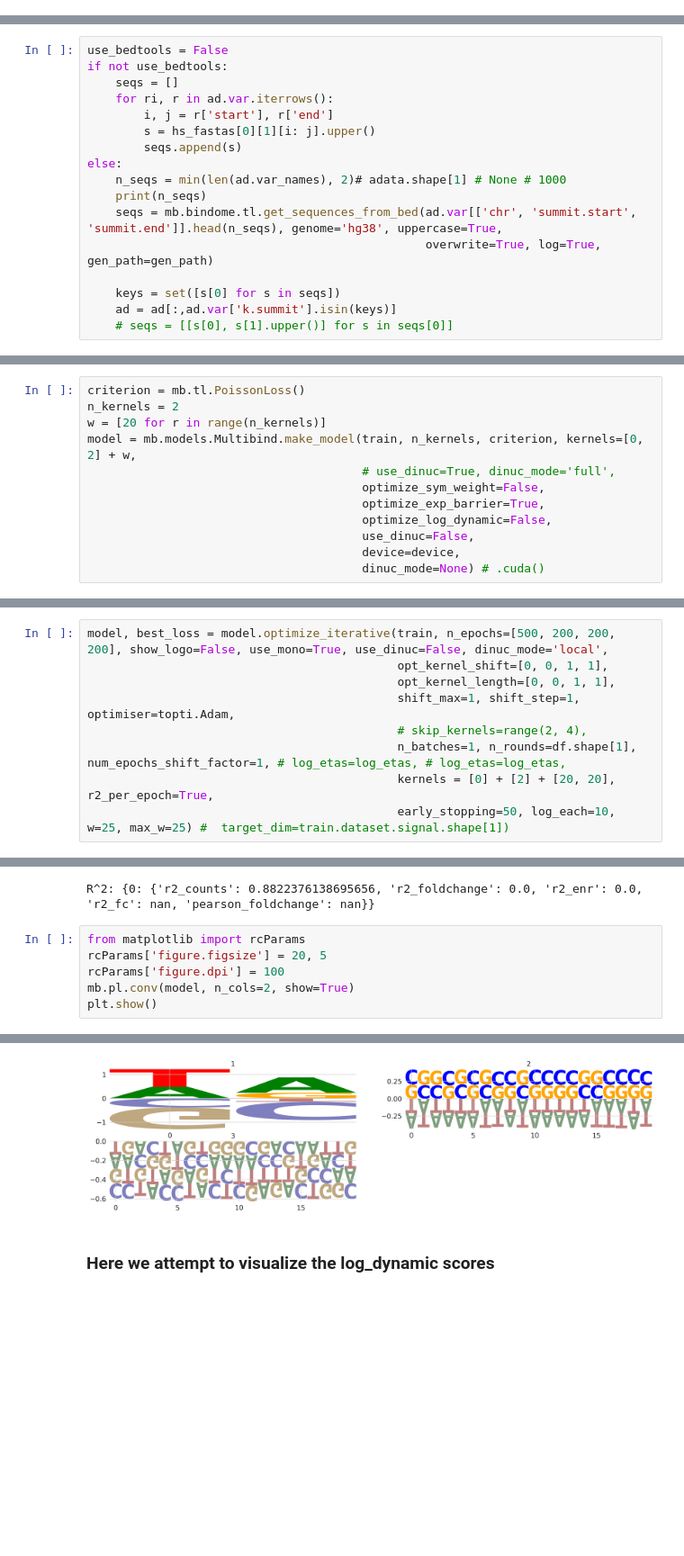
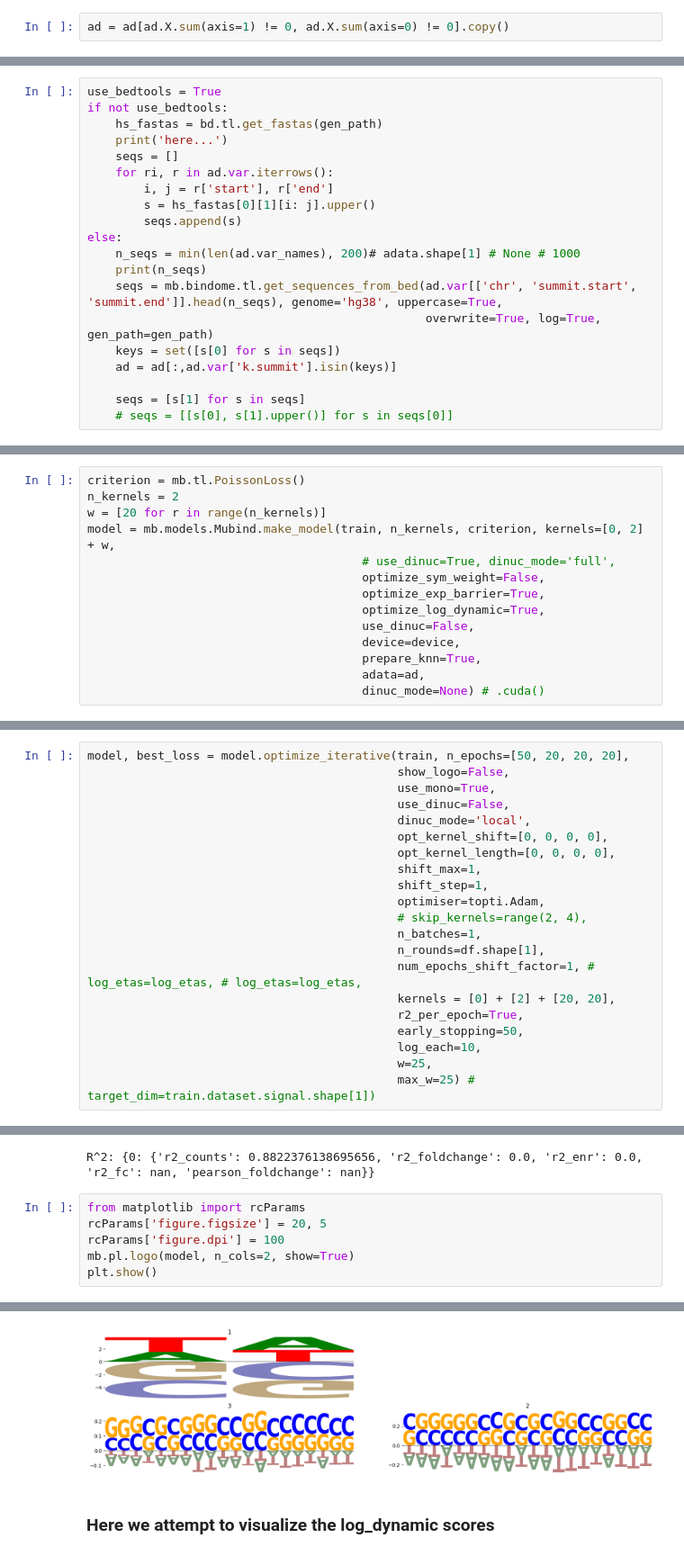
Before and after one commit to theislab/mubind, a Jupyter notebook: docs/notebooks/scatac/01_2_scatac_pbmc_10x_priors.ipynb, the cells around one changed output, grey strips where cells are left out. Shown at 90% size. Cells and saved outputs as stored; diff of their text form; blank space fills up the shorter version.

```diff
--- a/docs/notebooks/scatac/01_2_scatac_pbmc_10x_priors.ipynb
+++ b/docs/notebooks/scatac/01_2_scatac_pbmc_10x_priors.ipynb
@@ -56,6 +61,8 @@ ad = mb.pp.sample_anndata(adata, n_sample_obs=500, n_sample_var=500) # adata.sha
 ad.shape
 # %% [output]
 (500, 500)
+# %%
+ad = ad[ad.X.sum(axis=1) != 0, ad.X.sum(axis=0) != 0].copy()
 # %% [markdown]
 ### This extension is needed to make peaks homogeneous, and avoid long peaks
 # %%
@@ -93,18 +96,21 @@ AttributeError: module 'bindome.tl' has no attribute 'get_fastas'
 # %%
-use_bedtools = False
+use_bedtools = True
 if not use_bedtools:
+    hs_fastas = bd.tl.get_fastas(gen_path)
+    print('here...')
     seqs = []
     for ri, r in ad.var.iterrows():
         i, j = r['start'], r['end']
         s = hs_fastas[0][1][i: j].upper()
         seqs.append(s)
 else:
-    n_seqs = min(len(ad.var_names), 2)# adata.shape[1] # None # 1000
+    n_seqs = min(len(ad.var_names), 200)# adata.shape[1] # None # 1000
     print(n_seqs)
     seqs = mb.bindome.tl.get_sequences_from_bed(ad.var[['chr', 'summit.start', 'summit.end']].head(n_seqs), genome='hg38', uppercase=True,
                                                 overwrite=True, log=True, gen_path=gen_path)
-
     keys = set([s[0] for s in seqs])
     ad = ad[:,ad.var['k.summit'].isin(keys)]
+
+    seqs = [s[1] for s in seqs]
     # seqs = [[s[0], s[1].upper()] for s in seqs[0]]
 # %% [output]
@@ -178,11 +167,13 @@ device(type='cpu')
 criterion = mb.tl.PoissonLoss()
 n_kernels = 2
 w = [20 for r in range(n_kernels)]
-model = mb.models.Multibind.make_model(train, n_kernels, criterion, kernels=[0, 2] + w,
+model = mb.models.Mubind.make_model(train, n_kernels, criterion, kernels=[0, 2] + w,
                                        # use_dinuc=True, dinuc_mode='full',
                                        optimize_sym_weight=False,
                                        optimize_exp_barrier=True,
-                                       optimize_log_dynamic=False,
+                                       optimize_log_dynamic=True,
                                        use_dinuc=False,
                                        device=device,
+                                       prepare_knn=True,
+                                       adata=ad,
                                        dinuc_mode=None) # .cuda()
@@ -224,11 +213,23 @@ Multibind(
   (criterion): PoissonLoss()
 )
 # %%
-model, best_loss = model.optimize_iterative(train, n_epochs=[500, 200, 200, 200], show_logo=False, use_mono=True, use_dinuc=False, dinuc_mode='local',
-                                            opt_kernel_shift=[0, 0, 1, 1],
-                                            opt_kernel_length=[0, 0, 1, 1],
-                                            shift_max=1, shift_step=1, optimiser=topti.Adam,
+model, best_loss = model.optimize_iterative(train, n_epochs=[50, 20, 20, 20],
+                                            show_logo=False,
+                                            use_mono=True,
+                                            use_dinuc=False,
+                                            dinuc_mode='local',
+                                            opt_kernel_shift=[0, 0, 0, 0],
+                                            opt_kernel_length=[0, 0, 0, 0],
+                                            shift_max=1,
+                                            shift_step=1,
+                                            optimiser=topti.Adam,
                                             # skip_kernels=range(2, 4),
-                                            n_batches=1, n_rounds=df.shape[1], num_epochs_shift_factor=1, # log_etas=log_etas, # log_etas=log_etas,
-                                            kernels = [0] + [2] + [20, 20], r2_per_epoch=True,
-                                            early_stopping=50, log_each=10, w=25, max_w=25) #  target_dim=train.dataset.signal.shape[1])
+                                            n_batches=1,
+                                            n_rounds=df.shape[1],
+                                            num_epochs_shift_factor=1, # log_etas=log_etas, # log_etas=log_etas,
+                                            kernels = [0] + [2] + [20, 20],
+                                            r2_per_epoch=True,
+                                            early_stopping=50,
+                                            log_each=10,
+                                            w=25,
+                                            max_w=25) #  target_dim=train.dataset.signal.shape[1])
@@ -241,7 +260,7 @@ R^2: {0: {'r2_counts': 0.8822376138695656, 'r2_foldchange': 0.0, 'r2_enr': 0.0,
 from matplotlib import rcParams
 rcParams['figure.figsize'] = 20, 5
 rcParams['figure.dpi'] = 100
-mb.pl.conv(model, n_cols=2, show=True)
+mb.pl.logo(model, n_cols=2, show=True)
 plt.show()
 # %% [output]
 True
@@ -249,4 +271,4 @@ True
-[figure, old version]
+[figure, new version]
 # %% [markdown]
 ### Here we attempt to visualize the log_dynamic scores
 # %%
```
Also changed, not shown: parts of 28 cells of this notebook, 15 other files.
